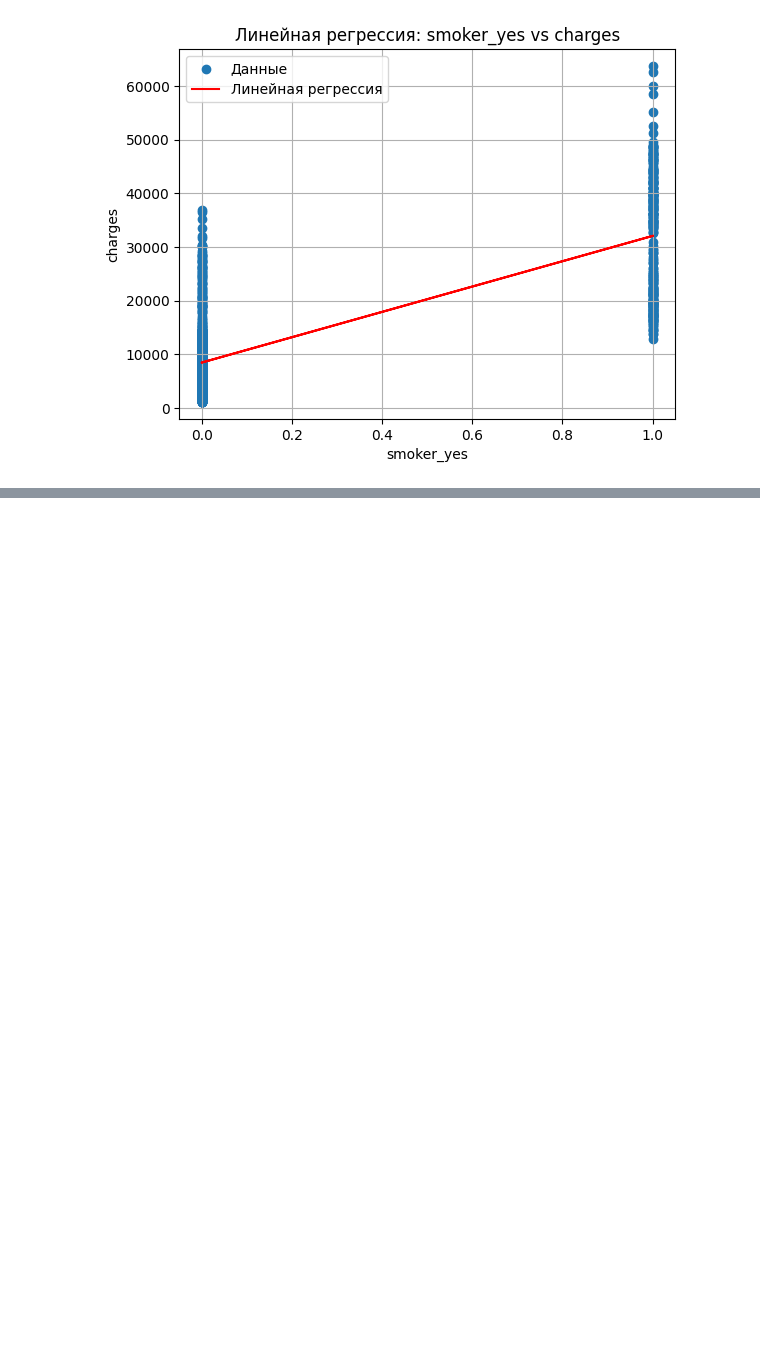
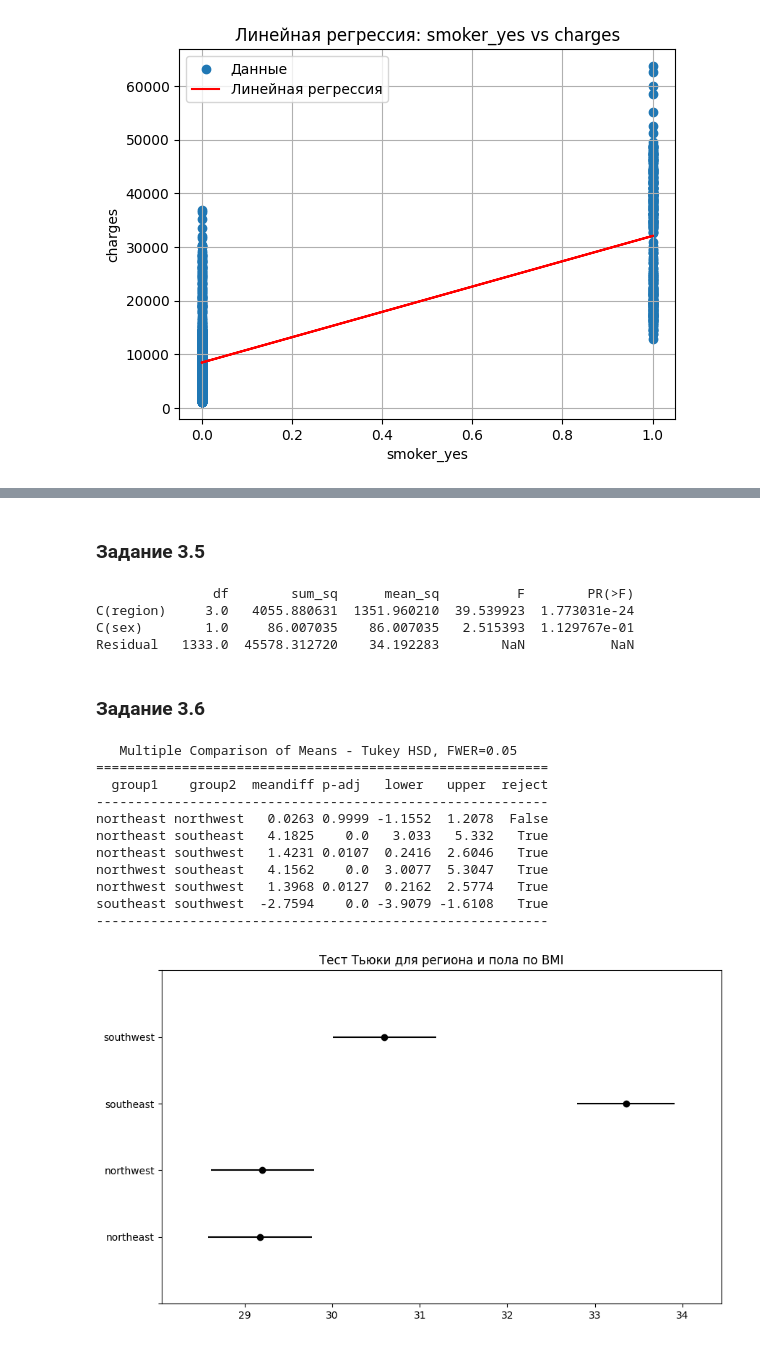
Before and after one commit to Angel367/MIREA-TIIABD, a Jupyter notebook: all.ipynb, the cells around one changed output, grey strips where cells are left out. Saved outputs shown, nothing was run; the diff lists cells and outputs as text; code cells hidden in the pictures; blank space fills up the shorter version.

```diff
--- a/all.ipynb
+++ b/all.ipynb
@@ -165,0 +300,41 @@ plt.show()
+# %% [markdown]
+### Задание 3.5
+# %%
+# Двухфакторная модель: BMI ~ region + sex
+model_2way = ols('bmi ~ C(region) + C(sex)', data=df_insurance).fit()
+
+# Выполним ANOVA тест
+anova_results_2way = anova_lm(model_2way)
+
+print(anova_results_2way)
+# %% [output]
+               df        sum_sq      mean_sq          F        PR(>F)
+C(region)     3.0   4055.880631  1351.960210  39.539923  1.773031e-24
+C(sex)        1.0     86.007035    86.007035   2.515393  1.129767e-01
+Residual   1333.0  45578.312720    34.192283        NaN           NaN
+# %% [markdown]
+### Задание 3.6
+# %%
+# Пост-хок тест Тьюки для региона и пола
+tukey_test_sex_region = pairwise_tukeyhsd(endog=df_insurance['bmi'], groups=df_insurance['region'], alpha=0.05)
+
+# Вывод результатов теста
+print(tukey_test_sex_region)
+
+# Построим график
+tukey_test_sex_region.plot_simultaneous()
+plt.title("Тест Тьюки для региона и пола по BMI")
+plt.show()
+# %% [output]
+   Multiple Comparison of Means - Tukey HSD, FWER=0.05
+==========================================================
+  group1    group2  meandiff p-adj   lower   upper  reject
+----------------------------------------------------------
+northeast northwest   0.0263 0.9999 -1.1552  1.2078  False
+northeast southeast   4.1825    0.0   3.033   5.332   True
+northeast southwest   1.4231 0.0107  0.2416  2.6046   True
+northwest southeast   4.1562    0.0  3.0077  5.3047   True
+northwest southwest   1.3968 0.0127  0.2162  2.5774   True
+southeast southwest  -2.7594    0.0 -3.9079 -1.6108   True
+----------------------------------------------------------
+[figure, added]
```
Also changed, not shown: parts of 11 cells of this notebook.
